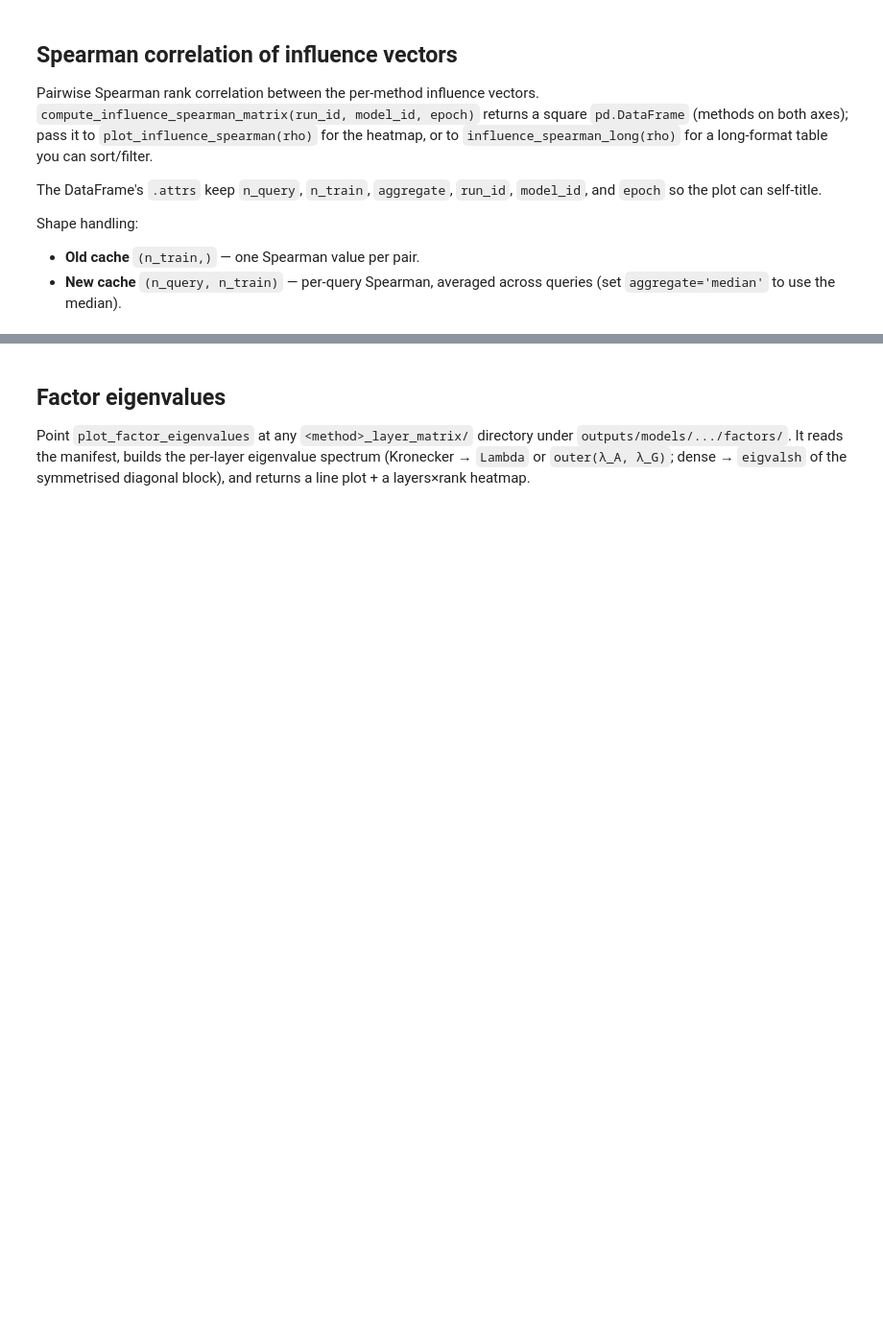
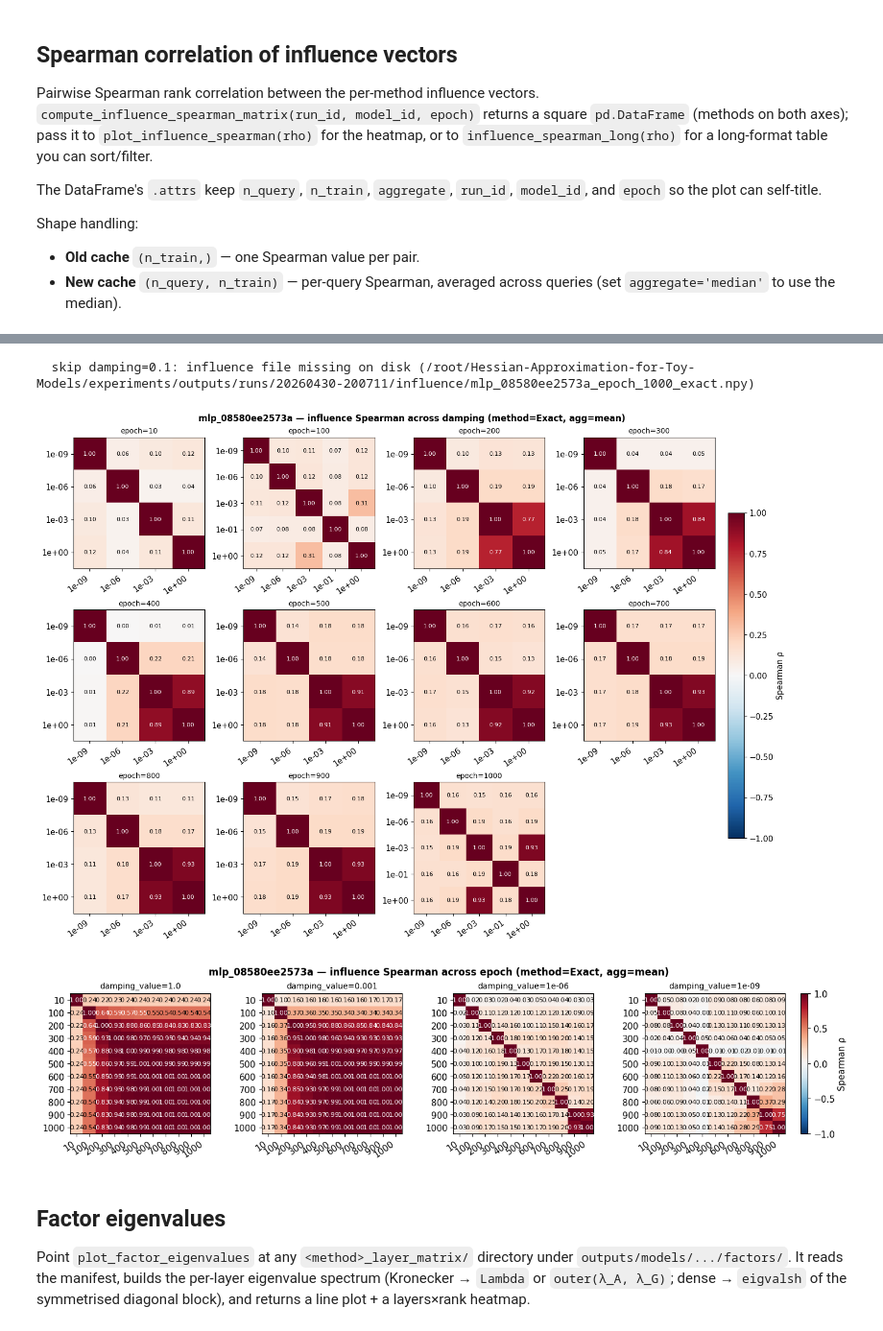
Before and after one commit to gsindlinger/Hessian-Approximation-for-Toy-Models, a Jupyter notebook: experiments/plot_runs_db.ipynb, the cells around one changed output, grey strips where cells are left out. Shown at 96% size. Cells and saved outputs as stored; diff of their text form; code cells hidden in the pictures; blank space fills up the shorter version.

Commit message:
new plotting + LDS

```diff
--- a/experiments/plot_runs_db.ipynb
+++ b/experiments/plot_runs_db.ipynb
@@ -652,0 +1014,29 @@ for model_id in model_ids:
+# %%
+# Heatmap config — edit these to match the sweep you ran.
+LAMBDAS = [1.0, 1e-3, 1e-6, 1e-9]
+EPOCHS = [10, 100, 200, 300, 400, 500, 600, 700, 800, 900, 1000]
+MODEL = "mlp_08580ee2573a"
+
+# A: one panel per epoch, sweep damping within each.
+fig = plot_influence_corr_grid(
+    df,
+    model_id=MODEL,
+    sweep="damping",
+    fix_values=EPOCHS,
+    method="exact",
+)
+plt.show()
+
+# B: one panel per damping, sweep epoch within each.
+fig = plot_influence_corr_grid(
+    df,
+    model_id=MODEL,
+    sweep="epoch",
+    fix_values=LAMBDAS,
+    method="exact",
+)
+plt.show()
+# %% [output]
+  skip damping=0.1: influence file missing on disk (/root/Hessian-Approximation-for-Toy-Models/experiments/outputs/runs/20260430-200711/influence/mlp_08580ee2573a_epoch_1000_exact.npy)
+[figure, added]
+[figure, added]
```
Also changed, not shown: parts of 11 cells of this notebook, 1 other file.
